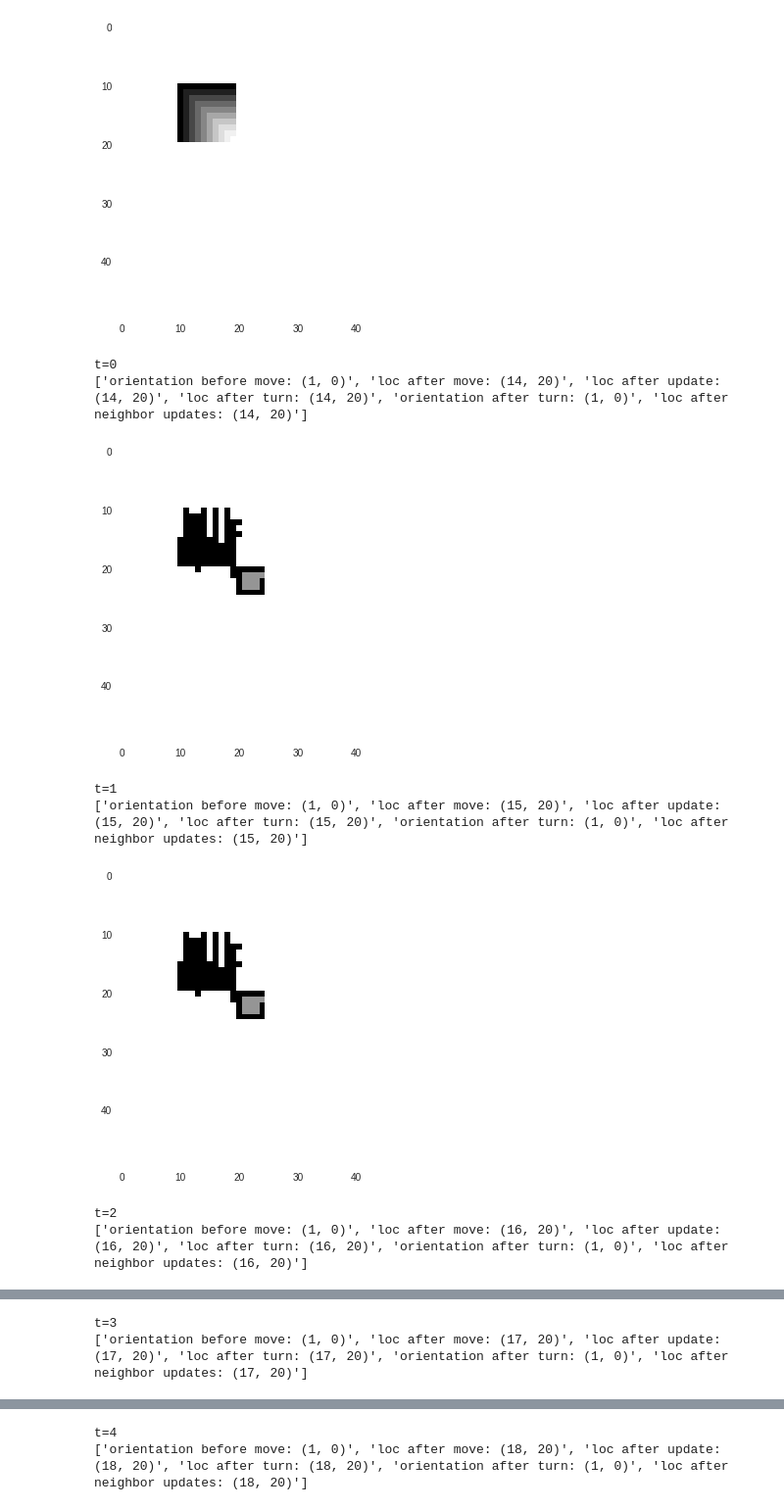
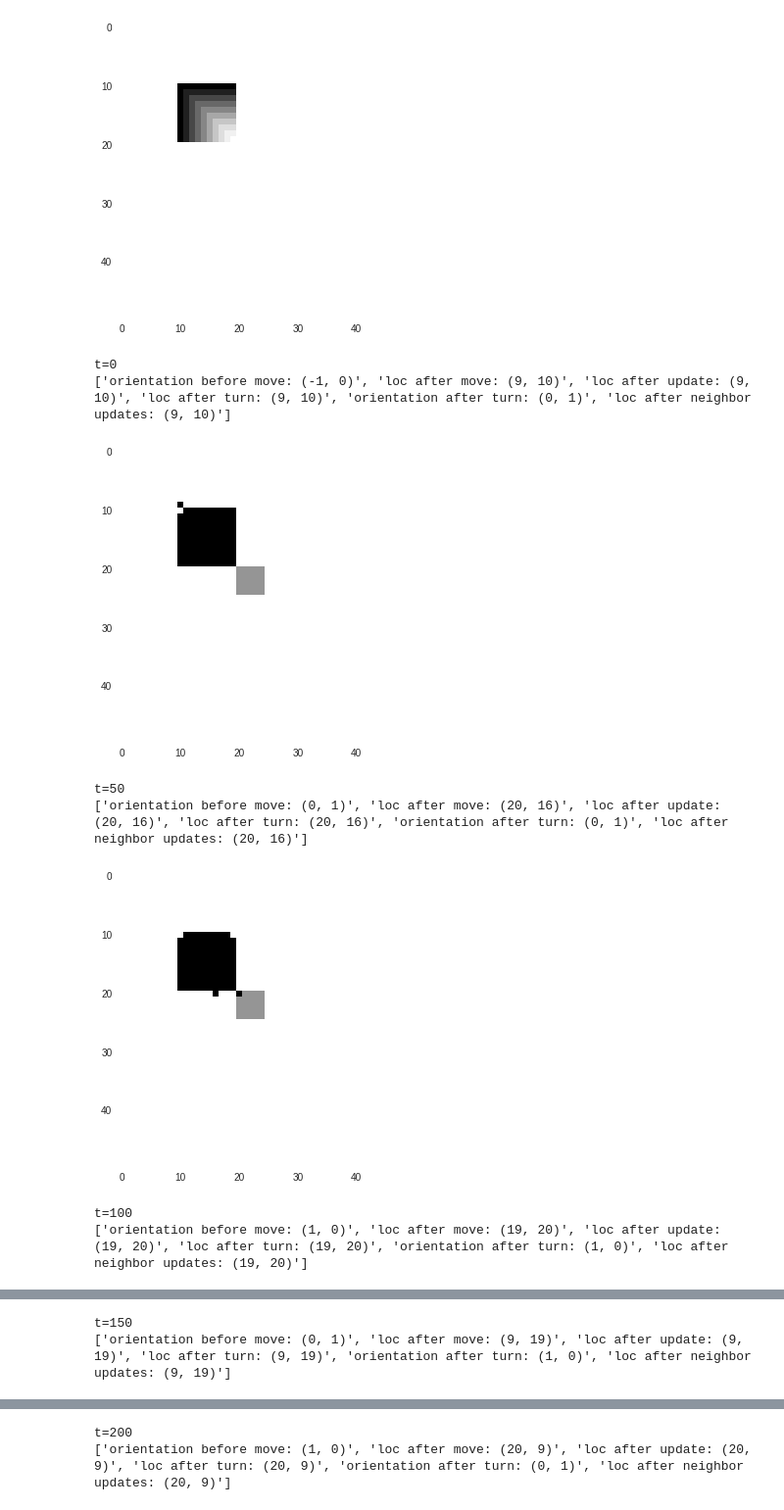
Before and after one commit to jpskycak/research_notebooks, a Jupyter notebook: modeling_programmable_self_assembly_with_cellular_automata.ipynb, the cells around one changed output, grey strips where cells are left out. Shown: that part at 98% size. Cells and saved outputs as stored; diff of their text form; code cells hidden in the pictures.

```diff
--- a/modeling_programmable_self_assembly_with_cellular_automata.ipynb
+++ b/modeling_programmable_self_assembly_with_cellular_automata.ipynb
@@ -216,7 +224,9 @@ def timestep(first_attempt_agent_index=0,agents=agents,shape_coordinates=shape_c
   highlight_list = highlight_list + ['loc after update: '+str(selected_agent['true_coordinates'])]
 
   move_tries = 0
-  turn_sequence = [(turnx,turny) for (turnx,turny) in [(-1,0),(0,1),(1,0),(0,-1)] if (turnx+dx,turny+dy) != (0,0)]
+  #clockwise_sequence = [(-1,0),(-1,1),(0,1),(1,1),(1,0),(1,-1),(0,-1),(-1,-1)]
+  clockwise_sequence = [(-1,0),(0,1),(1,0),(0,-1)]
+  turn_sequence = [(turnx,turny) for (turnx,turny) in clockwise_sequence if (turnx+dx,turny+dy) != (0,0)]
   i = turn_sequence.index(selected_agent['orientation'])
   turn_sequence = [turn_sequence[(i+1)%3],turn_sequence[(i+2)%3],turn_sequence[i]]
 
@@ -251,19 +261,19 @@ def plot_grid(highlight_list=[]):
   plt.grid(False)
   plt.show()
 # %%
-#selected_agent_index = 0
-for t in range(20):
+selected_agent_index = 0
+for t in range(1000):
   selected_agent_index, debug_list = timestep(selected_agent_index)
-  if t%1==0:
+  if t%50==0:
     print 't='+str(t)
     print debug_list
     plot_grid()
 # %% [output]
 t=0
-['orientation before move: (1, 0)', 'loc after move: (14, 20)', 'loc after update: (14, 20)', 'loc after turn: (14, 20)', 'orientation after turn: (1, 0)', 'loc after neighbor updates: (14, 20)']
+['orientation before move: (-1, 0)', 'loc after move: (9, 10)', 'loc after update: (9, 10)', 'loc after turn: (9, 10)', 'orientation after turn: (0, 1)', 'loc after neighbor updates: (9, 10)']
-[figure, old version]
+[figure, new version]
-t=1
-['orientation before move: (1, 0)', 'loc after move: (15, 20)', 'loc after update: (15, 20)', 'loc after turn: (15, 20)', 'orientation after turn: (1, 0)', 'loc after neighbor updates: (15, 20)']
+t=50
+['orientation before move: (0, 1)', 'loc after move: (20, 16)', 'loc after update: (20, 16)', 'loc after turn: (20, 16)', 'orientation after turn: (0, 1)', 'loc after neighbor updates: (20, 16)']
-[figure, old version]
+[figure, new version]
-t=2
-['orientation before move: (1, 0)', 'loc after move: (16, 20)', 'loc after update: (16, 20)', 'loc after turn: (16, 20)', 'orientation after turn: (1, 0)', 'loc after neighbor updates: (16, 20)']
+t=100
+['orientation before move: (1, 0)', 'loc after move: (19, 20)', 'loc after update: (19, 20)', 'loc after turn: (19, 20)', 'orientation after turn: (1, 0)', 'loc after neighbor updates: (19, 20)']
@@ -271,2 +281,2 @@ t=2
-t=3
-['orientation before move: (1, 0)', 'loc after move: (17, 20)', 'loc after update: (17, 20)', 'loc after turn: (17, 20)', 'orientation after turn: (1, 0)', 'loc after neighbor updates: (17, 20)']
+t=150
+['orientation before move: (0, 1)', 'loc after move: (9, 19)', 'loc after update: (9, 19)', 'loc after turn: (9, 19)', 'orientation after turn: (1, 0)', 'loc after neighbor updates: (9, 19)']
@@ -274,2 +284,2 @@ t=3
-t=4
-['orientation before move: (1, 0)', 'loc after move: (18, 20)', 'loc after update: (18, 20)', 'loc after turn: (18, 20)', 'orientation after turn: (1, 0)', 'loc after neighbor updates: (18, 20)']
+t=200
+['orientation before move: (1, 0)', 'loc after move: (20, 9)', 'loc after update: (20, 9)', 'loc after turn: (20, 9)', 'orientation after turn: (0, 1)', 'loc after neighbor updates: (20, 9)']
```
Also changed, not shown: parts of 2 cells of this notebook.
